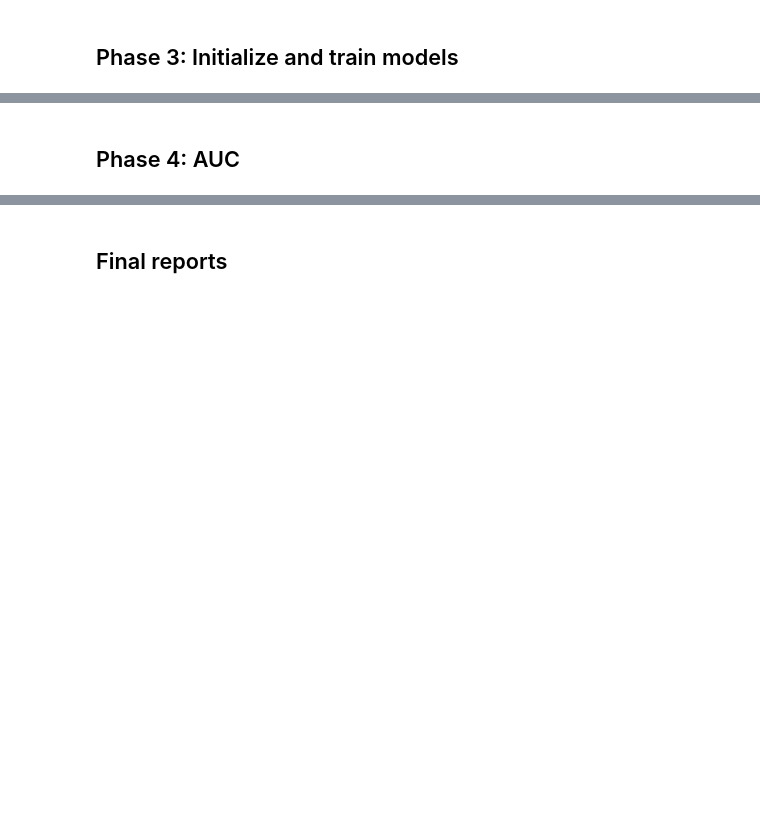
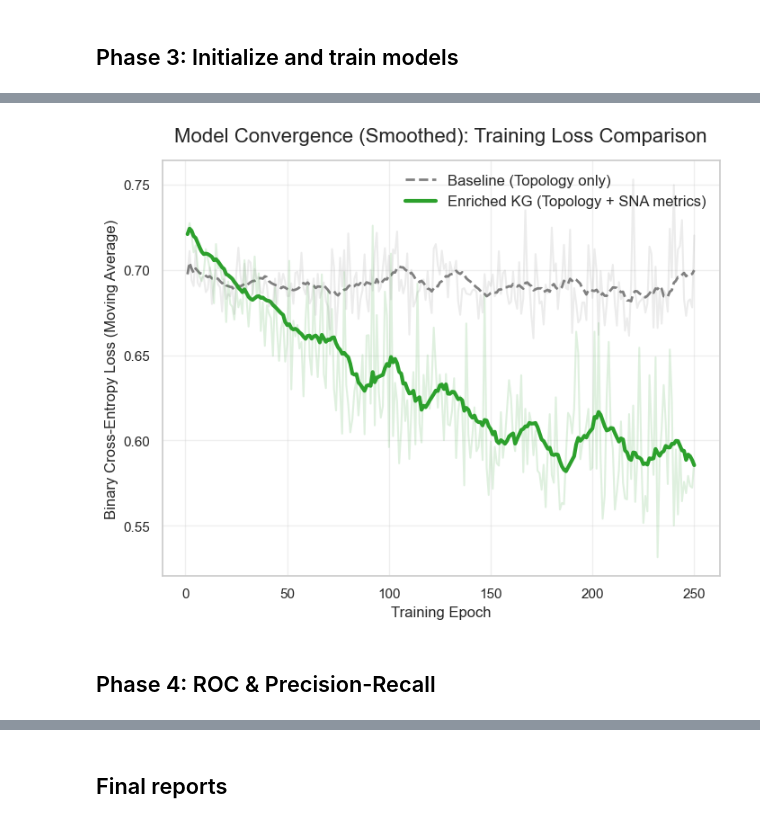
Before and after one commit to mdyagual/sna-for-oms-project, a Jupyter notebook: notebooks/risk_prediction_overview.ipynb, the cells around one changed output, grey strips where cells are left out. Saved outputs shown, nothing was run; the diff lists cells and outputs as text; code cells hidden in the pictures; blank space fills up the shorter version.

```diff
--- a/notebooks/risk_prediction_overview.ipynb
+++ b/notebooks/risk_prediction_overview.ipynb
@@ -222,2 +210,40 @@ Epoch 080 | Loss: 0.9329
+# %%
+import pandas as pd
+
+# 1. Apply a Rolling Average to smooth the noise (Standard Practice)
+window_size = 15 # Averages the loss over 15 epochs
+
+# Convert lists to Pandas Series to easily apply the rolling math
+smooth_base = pd.Series(loss_history_base_sna).rolling(window=window_size, min_periods=1).mean()
+smooth_enriched = pd.Series(loss_history_enriched_sna).rolling(window=window_size, min_periods=1).mean()
+
+# 2. Set up the academic aesthetic
+plt.figure(figsize=(8, 6))
+sns.set_theme(style="whitegrid")
+epochs_range = range(1, len(loss_history_enriched_sna) + 1)
+
+# 3. Plot the SMOOTHED learning curves
+plt.plot(epochs_range, smooth_base, color='gray', linestyle='--', linewidth=2, label='Baseline (Topology only)')
+plt.plot(epochs_range, smooth_enriched, color='#2ca02c', linewidth=3, label='Enriched KG (Topology + SNA metrics)')
+
+# Optional: Plot the raw, noisy data lightly in the background for total transparency
+plt.plot(epochs_range, loss_history_enriched_sna, color='#2ca02c', alpha=0.15)
+plt.plot(epochs_range, loss_history_base_sna, color='gray', alpha=0.15)
+
+# 4. Add formatting and labels
+plt.title('Model Convergence (Smoothed): Training Loss Comparison', fontsize=16, pad=15)
+plt.xlabel('Training Epoch', fontsize=12)
+plt.ylabel('Binary Cross-Entropy Loss (Moving Average)', fontsize=12)
+
+plt.grid(True, alpha=0.3)
+plt.legend(loc='upper right', fontsize=12)
+
+# 5. Save and display
+timestamp_conv = datetime.now().strftime("%Y%m%d_%H%M%S")
+plt.savefig(f"convergence_loss_smoothed_{timestamp_conv}.png", dpi=300, bbox_inches='tight')
+
+plt.show()
+# %% [output]
+[figure, added]
 # %% [markdown]
-## Phase 4: AUC
+## Phase 4: ROC & Precision-Recall
```
Also changed, not shown: parts of 27 cells of this notebook, 1 other file.
